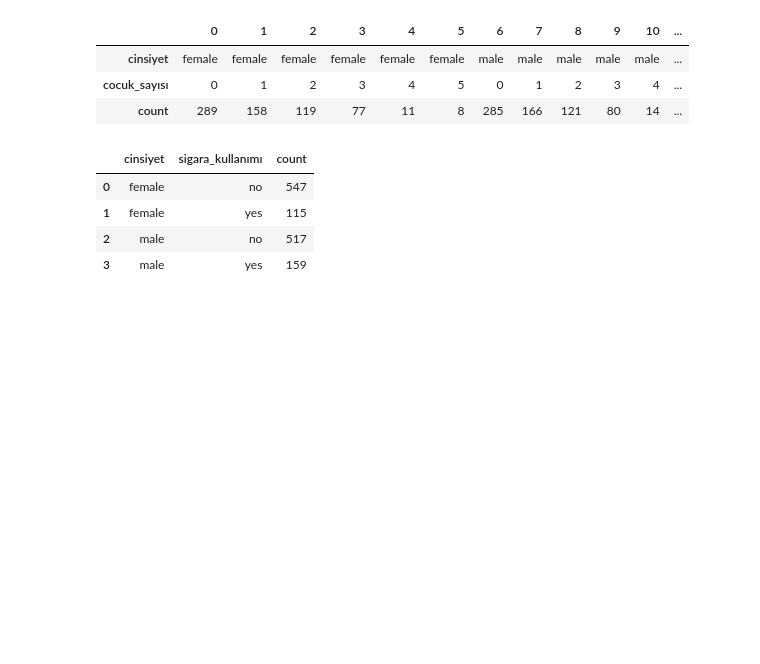
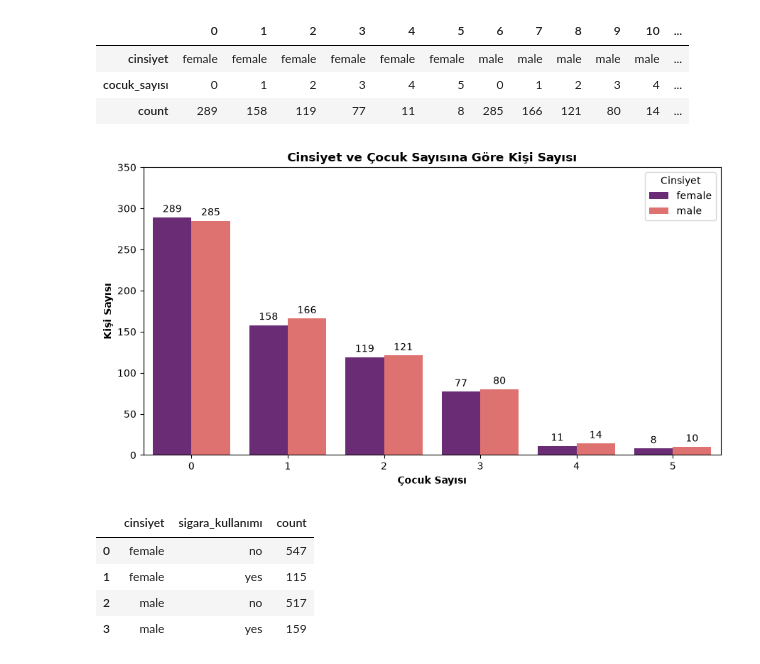
Before and after one commit to yigitcetincakmak/health-insurance-cost-prediction, a Jupyter notebook: 01_eda_and_preprocessing.ipynb, the cells around one changed output. Cells and saved outputs as stored; diff of their text form; code cells hidden in the pictures; blank space fills up the shorter version.

```diff
--- a/01_eda_and_preprocessing.ipynb
+++ b/01_eda_and_preprocessing.ipynb
@@ -109,6 +109,31 @@ df_cinsiyete_gore_cocuk_sayısı.T
 | cinsiyet | female | female | female | female | female | female | male | male | male | male | male | ... |
 | cocuk_sayısı | 0 | 1 | 2 | 3 | 4 | 5 | 0 | 1 | 2 | 3 | 4 | ... |
 | count | 289 | 158 | 119 | 77 | 11 | 8 | 285 | 166 | 121 | 80 | 14 | ... |
+# %%
+plt.figure(figsize=(9, 5))
+
+grafik = sns.barplot(
+    data = df_cinsiyete_gore_cocuk_sayısı,
+    x = "cocuk_sayısı",
+    y = "count",
+    palette = "magma",  # rocket, mako, flare, crest, viridis, Blues, muted , magma
+    hue = "cinsiyet"
+)
+# Sütunların üzerine değerleri yazdırma
+for container in grafik.containers:
+    grafik.bar_label(container, fmt="%.0f", padding=3)
+
+plt.ylim(0,350)
+
+
+plt.title("Cinsiyet ve Çocuk Sayısına Göre Kişi Sayısı" , fontweight = "bold")
+plt.xlabel("Çocuk Sayısı" , fontweight = "bold")
+plt.ylabel("Kişi Sayısı" , fontweight = "bold")
+plt.legend(title="Cinsiyet")
+plt.tight_layout()
+plt.show()
+# %% [output]
+[figure, added]
 # %%
 cinsiyete_gore_sigara_durumu = df.groupby("cinsiyet")["sigara_kullanımı"].value_counts()
 df_cinsiyete_gore_sigara_durumu = cinsiyete_gore_sigara_durumu.reset_index()
```
Also changed, not shown: parts of 10 cells of this notebook.
